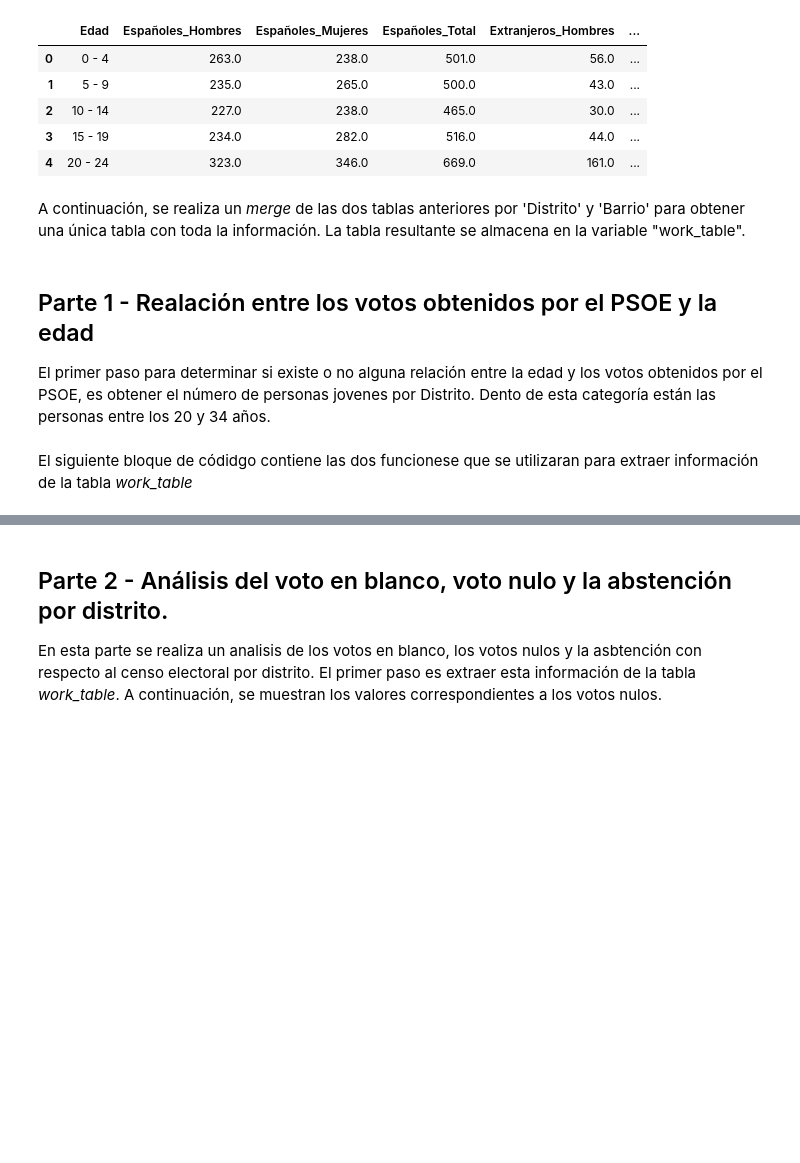
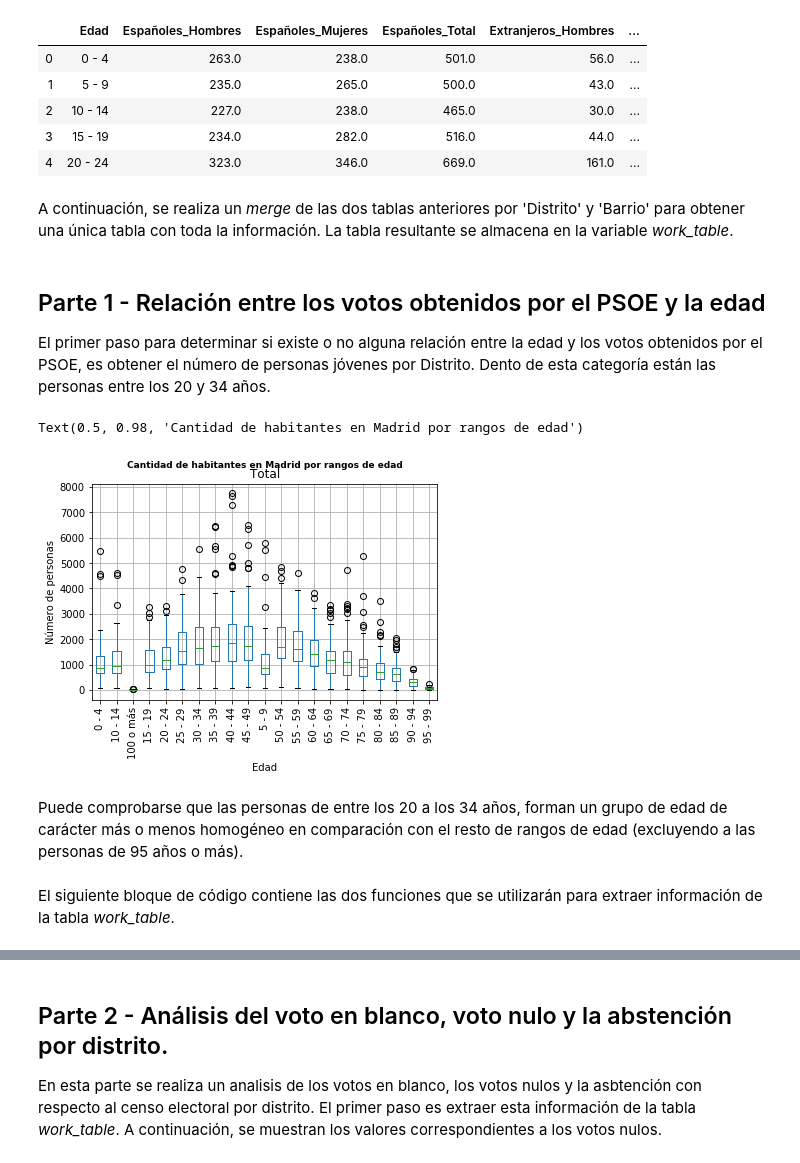
Before and after one commit to InmaLatorre/G3_ProyectoPython, a Jupyter notebook: MAIN.ipynb, the cells around one changed output, grey strips where cells are left out. Drawn from its saved outputs; the diff is of its cells as text; code cells hidden in the pictures; blank space fills up the shorter version.

```diff
--- a/MAIN.ipynb
+++ b/MAIN.ipynb
@@ -183,7 +176,7 @@ main_table_padron.head(5)
 | 3 | 15 - 19 | 234.0 | 282.0 | 516.0 | 44.0 | ... |
 | 4 | 20 - 24 | 323.0 | 346.0 | 669.0 | 161.0 | ... |
 # %% [markdown]
-A continuación, se realiza un *merge* de las dos tablas anteriores por 'Distrito' y 'Barrio' para obtener una única tabla con toda la información. La tabla resultante se almacena en la variable "work_table".
+A continuación, se realiza un *merge* de las dos tablas anteriores por 'Distrito' y 'Barrio' para obtener una única tabla con toda la información. La tabla resultante se almacena en la variable *work_table*.
 # %%
 import numpy as np
 import seaborn as sns
@@ -192,9 +185,20 @@ import matplotlib.pyplot as plt
 # intersección de tablas por la columna Distrito y Barrio
 work_table = main_table_elecciones.merge(main_table_padron, on=["Distrito", "Barrio"])
 # %% [markdown]
-## Parte 1 - Realación entre los votos obtenidos por el PSOE y la edad
+## Parte 1 - Relación entre los votos obtenidos por el PSOE y la edad
 
-El primer paso para determinar si existe o no alguna relación entre la edad y los votos obtenidos por el PSOE, es obtener el número de personas jovenes por Distrito. Dento de esta categoría están las personas entre los 20 y 34 años.
+El primer paso para determinar si existe o no alguna relación entre la edad y los votos obtenidos por el PSOE, es obtener el número de personas jóvenes por Distrito. Dento de esta categoría están las personas entre los 20 y 34 años.
+# %%
+out = work_table.boxplot('Total', by='Edad', rot=90)
+out.set_ylabel("Número de personas")
+
+plt.suptitle('Cantidad de habitantes en Madrid por rangos de edad',
+             fontsize= 9, weight="bold")
+# %% [output]
+Text(0.5, 0.98, 'Cantidad de habitantes en Madrid por rangos de edad')
+[figure, added]
+# %% [markdown]
+Puede comprobarse que las personas de entre los 20 a los 34 años, forman un grupo de edad de carácter más o menos homogéneo en comparación con el resto de rangos de edad (excluyendo a las personas de 95 años o más).
 # %%
 # Selección de las personas de 20 a 34 años
 rangos_edades = pd.unique(work_table.Edad)
@@ -203,7 +207,7 @@ rango_edades_jovenes = np.delete(rangos_edades, [0,1,2,3,7,8,9,10,11,12,13,14,15
 # Selección de las personas mayores de 34 años
 rango_edades_no_jovenes = np.delete(rangos_edades, [0,1,2,3,4,5,6])
 # %% [markdown]
-El siguiente bloque de códidgo contiene las dos funcionese que se utilizaran para extraer información de la tabla *work_table*
+El siguiente bloque de código contiene las dos funciones que se utilizarán para extraer información de la tabla *work_table*.
 # %%
 # Fuciones para consultar la tabla general y obtener información
 def seleccionar_data_por_edad(edades, col_padron, func):
```
Also changed, not shown: parts of 21 cells of this notebook.
